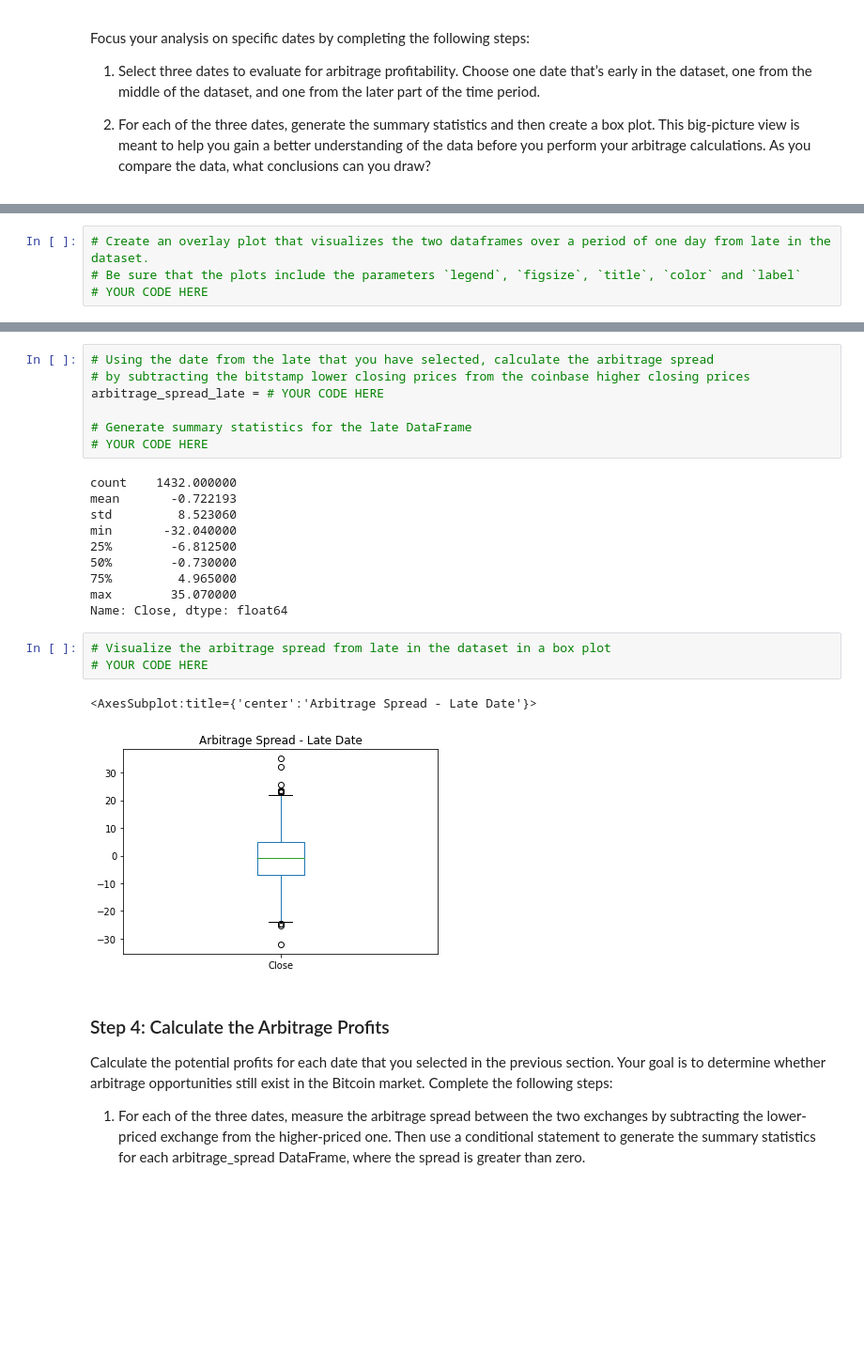
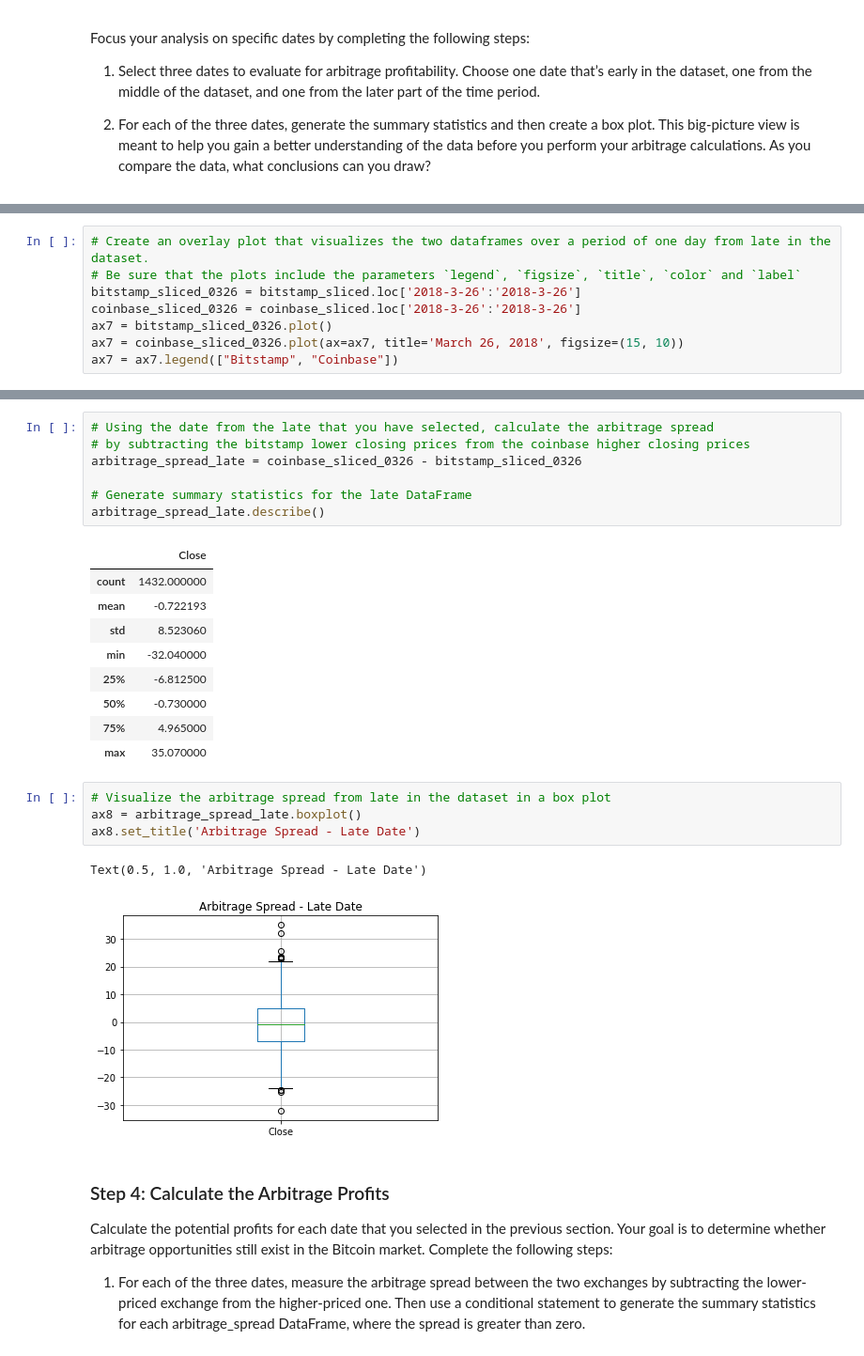
Before and after one commit to mingluuu/Bitcoin-Arbitrage, a Jupyter notebook: crypto_arbitrage.ipynb, the cells around one changed output, grey strips where cells are left out. Shown: that part at 94% size. Cells and saved outputs as stored; diff of their text form; blank space fills up the shorter version.

```diff
--- a/crypto_arbitrage.ipynb
+++ b/crypto_arbitrage.ipynb
@@ -377,5 +370,9 @@ Name: Close, dtype: float64
 # %%
 # Create an overlay plot that visualizes the two dataframes over a period of one day from late in the dataset.
 # Be sure that the plots include the parameters `legend`, `figsize`, `title`, `color` and `label`
-# YOUR CODE HERE
+bitstamp_sliced_0326 = bitstamp_sliced.loc['2018-3-26':'2018-3-26']
+coinbase_sliced_0326 = coinbase_sliced.loc['2018-3-26':'2018-3-26']
+ax7 = bitstamp_sliced_0326.plot()
+ax7 = coinbase_sliced_0326.plot(ax=ax7, title='March 26, 2018', figsize=(15, 10))
+ax7 = ax7.legend(["Bitstamp", "Coinbase"])
 # %% [output]
@@ -384,26 +380,27 @@ Name: Close, dtype: float64
 # %%
 # Using the date from the late that you have selected, calculate the arbitrage spread
 # by subtracting the bitstamp lower closing prices from the coinbase higher closing prices
-arbitrage_spread_late = # YOUR CODE HERE
+arbitrage_spread_late = coinbase_sliced_0326 - bitstamp_sliced_0326
 
 # Generate summary statistics for the late DataFrame
-# YOUR CODE HERE
+arbitrage_spread_late.describe()
 # %% [output]
-count    1432.000000
-mean       -0.722193
-std         8.523060
-min       -32.040000
-25%        -6.812500
-50%        -0.730000
-75%         4.965000
-max        35.070000
-Name: Close, dtype: float64
+|  | Close |
+| count | 1432.000000 |
+| mean | -0.722193 |
+| std | 8.523060 |
+| min | -32.040000 |
+| 25% | -6.812500 |
+| 50% | -0.730000 |
+| 75% | 4.965000 |
+| max | 35.070000 |
 # %%
 # Visualize the arbitrage spread from late in the dataset in a box plot
-# YOUR CODE HERE
+ax8 = arbitrage_spread_late.boxplot()
+ax8.set_title('Arbitrage Spread - Late Date')
 # %% [output]
-<AxesSubplot:title={'center':'Arbitrage Spread - Late Date'}>
+Text(0.5, 1.0, 'Arbitrage Spread - Late Date')
-[figure, old version]
+[figure, new version]
 # %% [markdown]
 ### Step 4: Calculate the Arbitrage Profits
 
```
Also changed, not shown: parts of 41 cells of this notebook.
